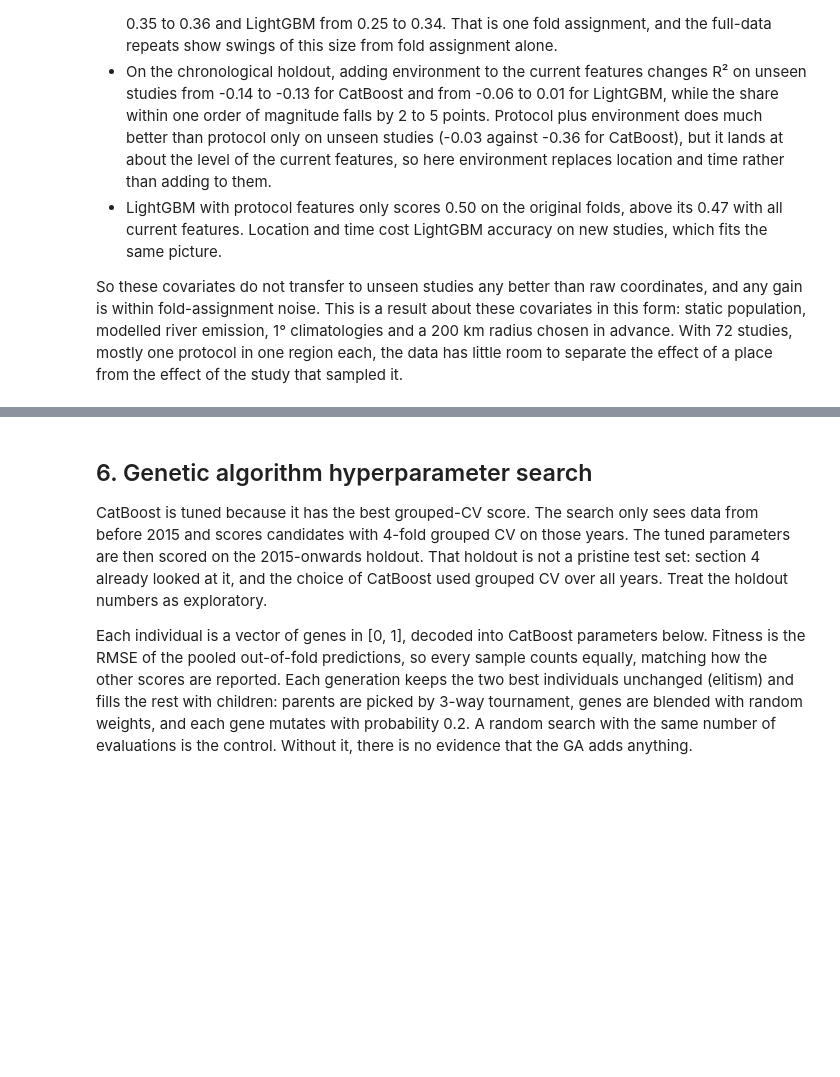
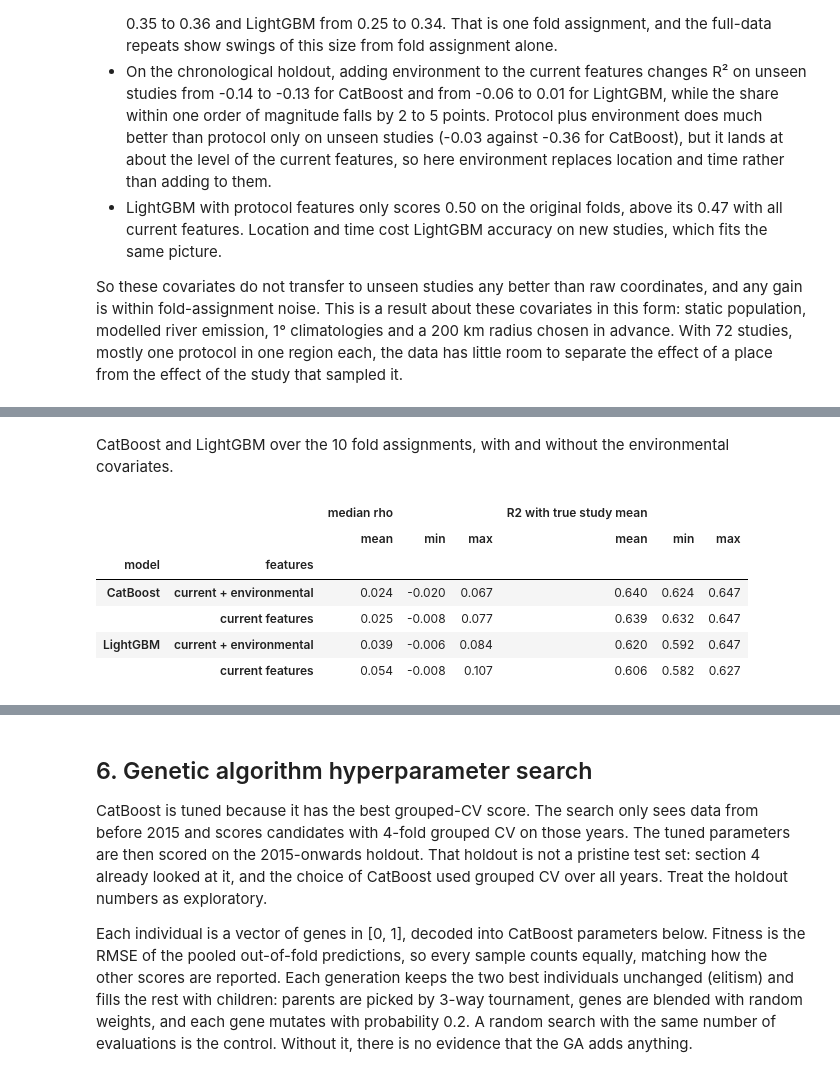
Before and after one commit to zytact/marine-microplastics, a Jupyter notebook: microplastics.ipynb, the cells around one changed output, grey strips where cells are left out. Drawn from its saved outputs; the diff is of its cells as text; code cells hidden in the pictures; blank space fills up the shorter version.

```diff
--- a/microplastics.ipynb
+++ b/microplastics.ipynb
@@ -938,0 +1057,21 @@ place from the effect of the study that sampled it.
+# %%
+study_mean = df.groupby("study").y.transform("mean")
+rankable = df.groupby("study").y.transform(lambda y: len(y) >= 20 and y.nunique() > 1).astype(bool)
+
+
+def within_study(pred: pd.Series) -> dict[str, float]:
+    rho = pd.DataFrame({"pred": pred, "y": df.y})[rankable].groupby(df.study).apply(
+        lambda g: g.pred.corr(g.y, method="spearman") if g.pred.nunique() > 1 else np.nan
+    ).dropna()
+    centred = pred - pred.groupby(df.study).transform("mean") + study_mean
+    return {
+        "median rho": rho.median(),
+        "share of studies with rho > 0": (rho > 0).mean(),
+        "share with rho > 0.3": (rho > 0.3).mean(),
+        "R2 with true study mean": score(centred)["R2"],
+    }
+
+
+print(f"{df[rankable].study.nunique()} studies with at least 20 samples. "
+      f"True study mean alone: R2 {score(study_mean)['R2']:.3f}")
+pd.DataFrame({name: within_study(predictions[name, "grouped"]) for name in MODELS if name != "Study mean only"}).T
@@ -938,0 +1089,14 @@ place from the effect of the study that sampled it.
+# %% [markdown]
+CatBoost and LightGBM over the 10 fold assignments, with and without the environmental covariates.
+# %%
+pd.DataFrame([
+    {"model": model, "features": name} | within_study(pred) for (_, model, name), pred in repeat_predictions.items()
+]).groupby(["model", "features"]).agg(["mean", "min", "max"])[["median rho", "R2 with true study mean"]]
+# %% [output]
+|  |  | median rho |  |  | R2 with true study mean |  |  |
+|  |  | mean | min | max | mean | min | max |
+| model | features |  |  |  |  |  |  |
+| CatBoost | current + environmental | 0.024 | -0.020 | 0.067 | 0.640 | 0.624 | 0.647 |
+|  | current features | 0.025 | -0.008 | 0.077 | 0.639 | 0.632 | 0.647 |
+| LightGBM | current + environmental | 0.039 | -0.006 | 0.084 | 0.620 | 0.592 | 0.647 |
+|  | current features | 0.054 | -0.008 | 0.107 | 0.606 | 0.582 | 0.627 |
```
Also changed, not shown: parts of 11 cells of this notebook, 2 other files.
